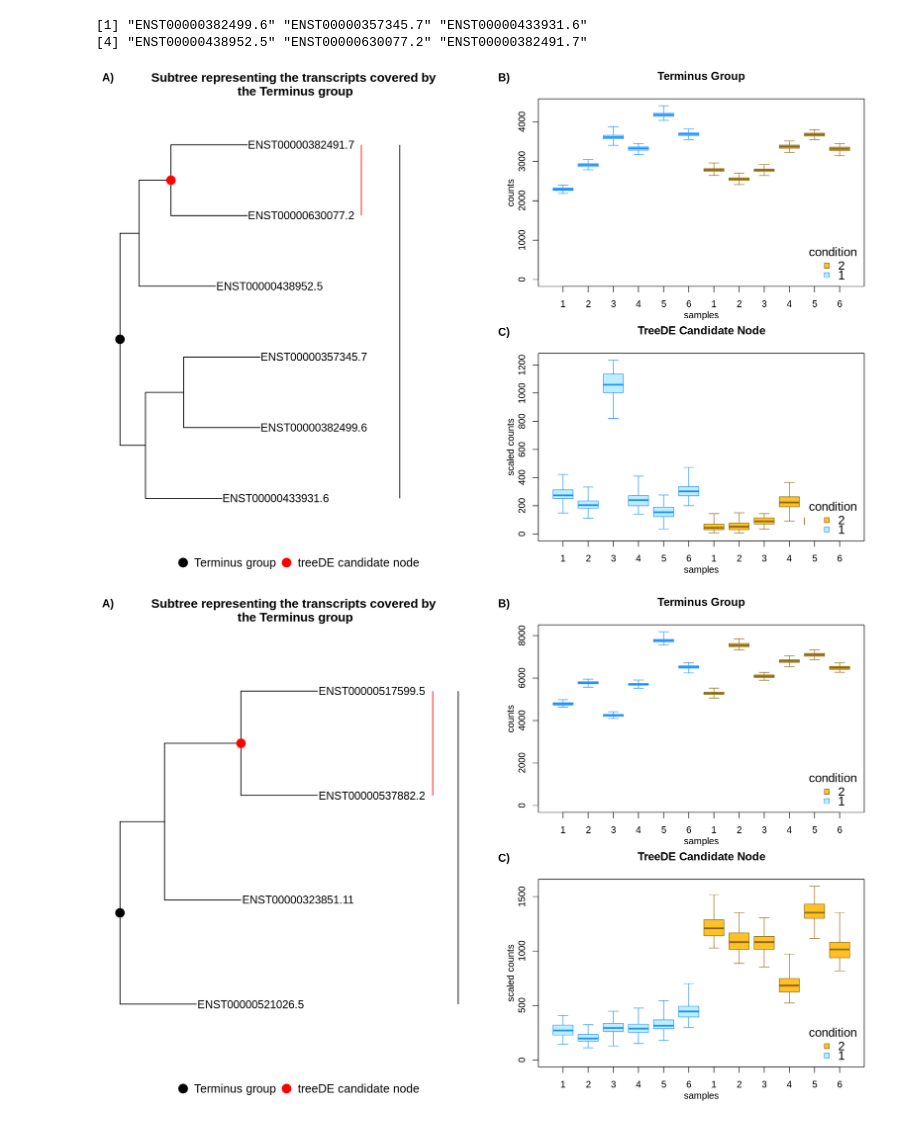
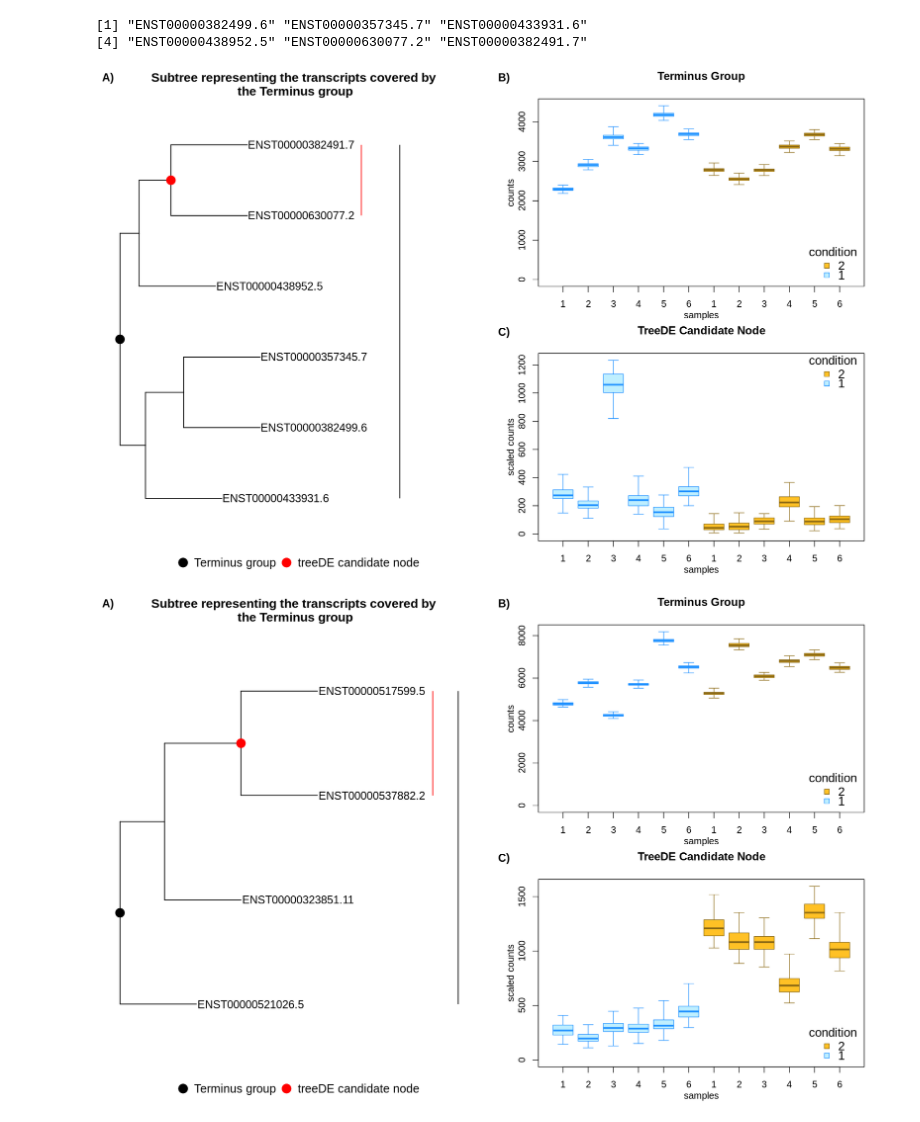
Before and after one commit to NPSDC/treeTerminusScripts, a Jupyter notebook: brain_simulation_nodtu/mode=gc_bias/post_type=gibbs_nrep=100_tf=100/tree_analysis_updated_sim/compute_met_updated.ipynb, the cells around one changed output. Saved outputs shown, nothing was run; the diff lists cells and outputs as text; code cells hidden in the pictures.

```diff
--- a/brain_simulation_nodtu/mode=gc_bias/post_type=gibbs_nrep=100_tf=100/tree_analysis_updated_sim/compute_met_updated.ipynb
+++ b/brain_simulation_nodtu/mode=gc_bias/post_type=gibbs_nrep=100_tf=100/tree_analysis_updated_sim/compute_met_updated.ipynb
@@ -494,34 +430,34 @@ treeCons$tip[Descendants(treeCons, Ancestors(treeCons,cNode)[2])[[1]]]
 # %%
 cNode <- 148099
 tNode <- 5373
 treeSub <- treeio::tree_subset(treeCons, Ancestors(treeCons,cNode)[2], levels_back = 0)
 
 of=17.5
 pTree <- ggtree(treeSub) + ggtitle("Subtree representing the transcripts covered by \nthe Terminus group") +
     xlim(NA, 55) +
     geom_tiplab(size=5) +
     geom_point2(aes(subset=(node==11), color="red"),
             size=5, fill='red', show.legend=T) +
     geom_point2(aes(subset=(node==7), color = "black"),
             size=5, fill='black', show.legend=T) +
     geom_cladelab(node = 11, label = "", textcolour="red",
                   barcolour="red",  fontsize=5, offset = of) +
     geom_cladelab(node = 7, label = "", textcolour="black",
                   fontsize=5, offset = of+4) +
     theme(legend.position = "bottom", legend.text=element_text(size=15),
          plot.title=element_text(size=16, face="bold", hjust=0.5)) +
     scale_color_manual(name = "", labels=c("Terminus group", "treeDE candidate node"),
            values=c("black","red"))
 
 pTerm <- as.grob(~plotInfReps(yAggTermThrNS, as.character(l+tNode), x = "condition", legend = TRUE,
                        main="Terminus Group", legendTitle=TRUE, legendCex=1.3,
                        legendPos = "bottomright"))
 pTreeTerm <- as.grob(~plotInfReps(yA, cNode, x = "condition", legend=TRUE,
                               main="TreeDE Candidate Node", legendTitle=TRUE, legendCex=1.3,
-                             legendPos = "bottomright"))
+                             legendPos = "topright"))
 ggarrange(pTree, ggarrange(pTerm, pTreeTerm, ncol = 1, labels = c("B)", "C)")), labels="A)")
 # %% [output]
-[figure, old version]
+[figure, new version]
 # %%
 cNode <- 164590
 tNode <- 4965
```
Also changed, not shown: parts of 82 cells of this notebook.
